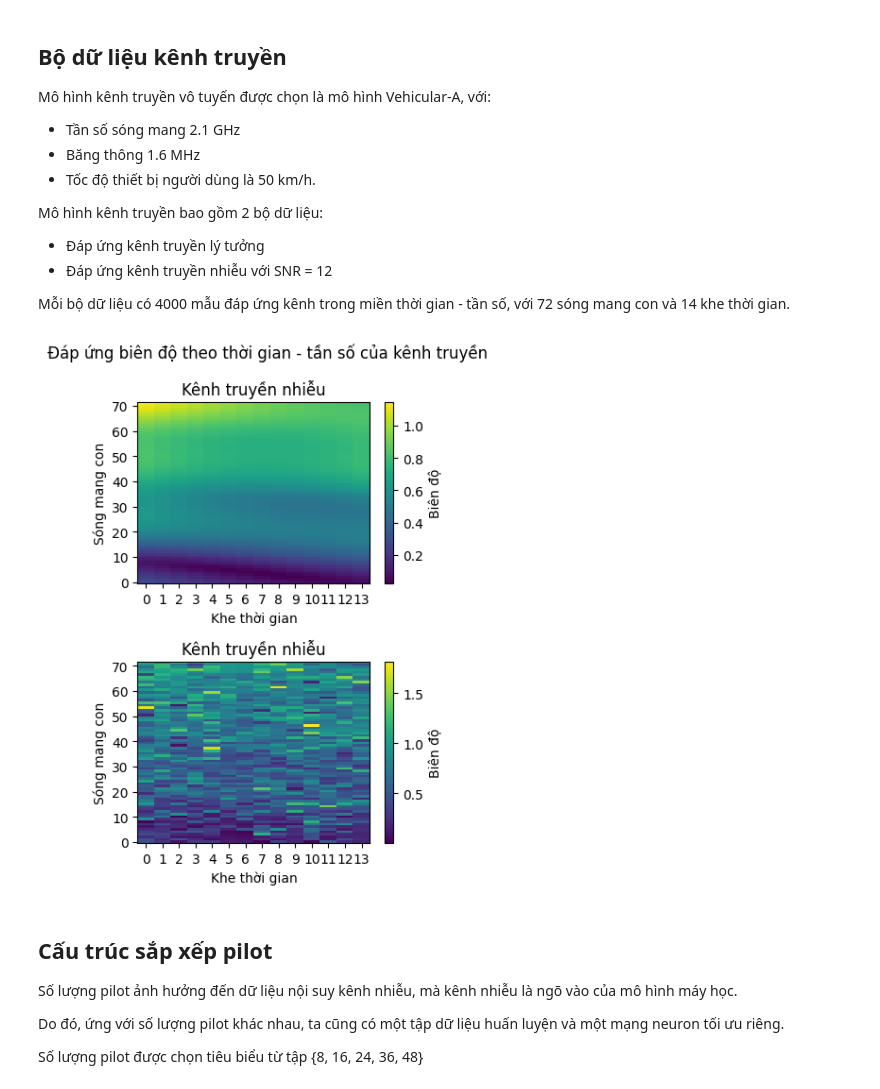
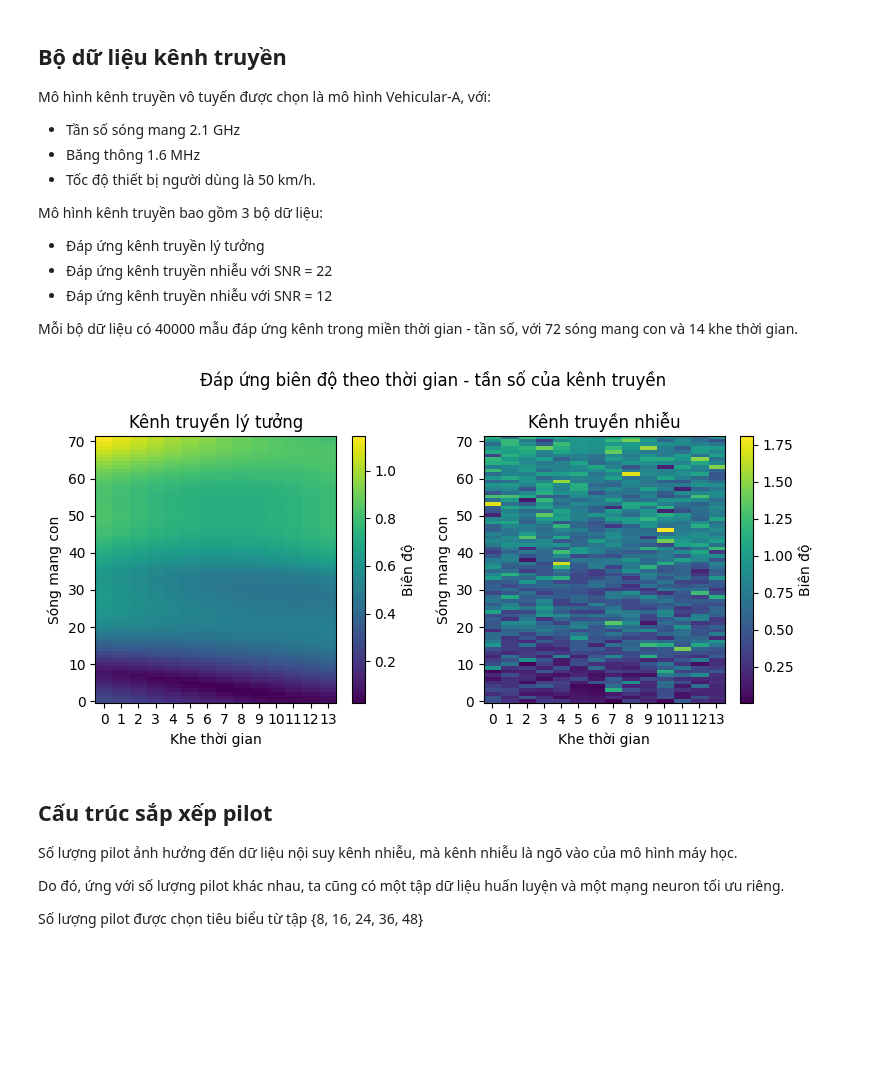
Before and after one commit to pkhanh1103/proj_wc, a Jupyter notebook: main.ipynb, the cells around one changed output. Cells and saved outputs as stored; diff of their text form; code cells hidden in the pictures; blank space fills up the shorter version.

```diff
--- a/main.ipynb
+++ b/main.ipynb
@@ -11,49 +11,53 @@ Mô hình kênh truyền vô tuyến được chọn là mô hình Vehicular-A,
 - Băng thông 1.6 MHz
 - Tốc độ thiết bị người dùng là 50 km/h.
 
-Mô hình kênh truyền bao gồm 2 bộ dữ liệu:
+Mô hình kênh truyền bao gồm 3 bộ dữ liệu:
 - Đáp ứng kênh truyền lý tưởng
+- Đáp ứng kênh truyền nhiễu với SNR = 22
 - Đáp ứng kênh truyền nhiễu với SNR = 12
 
-Mỗi bộ dữ liệu có 4000 mẫu đáp ứng kênh trong miền thời gian - tần số,
+Mỗi bộ dữ liệu có 40000 mẫu đáp ứng kênh trong miền thời gian - tần số,
 với 72 sóng mang con và 14 khe thời gian.
+# %%
+channel_model = "VehA"
+n_subs = 72
+n_slots = 14
+snr = 12
+n_pilots = 48
+n_samples = 10000
 # %%
 # Mô hình kênh truyền lý tưởng
-perfect = loadmat("data/Perfect_H_40000.mat")['My_perfect_H']
+perfect = loadmat("data/Perfect_H_" + str(n_samples) + ".mat")['My_perfect_H']
 # Mô hình kênh truyền nhiễu
-noisy_input = loadmat("data/My_noisy_H_12.mat")["My_noisy_H"]
-
-n_subs = 72
-n_slots = 14
-snr = 12
+noisy_input = loadmat("data/My_noisy_H_12_" + str(n_samples) + ".mat")["My_noisy_H"]
 # %%
-fig, axes = plt.subplots(2, 1)
-fig.set_size_inches(4, 6)
+fig, axes = plt.subplots(1, 2)
+fig.set_size_inches(8, 4)
 fig.suptitle('Đáp ứng biên độ theo thời gian - tần số của kênh truyền')
 
 # Đáp ứng biên độ của kênh truyền lý tưởng
 perfect_response = np.abs(perfect[0].squeeze())
 # Đáp ứng biên độ của kênh truyền nhiễu
 noisy_response = np.abs(noisy_input[0].squeeze())
 
 # Vẽ đáp ứng
 cax = axes[0].imshow(perfect_response, aspect='auto', origin='lower', interpolation='none')
 fig.colorbar(cax, label='Biên độ')
-axes[0].set_title('Kênh truyền nhiễu')
+axes[0].set_title('Kênh truyền lý tưởng')
 cax = axes[1].imshow(noisy_response, aspect='auto', origin='lower', interpolation='none')
 fig.colorbar(cax, label='Biên độ')
 axes[1].set_title('Kênh truyền nhiễu')
 
 for ax in axes:
     ax.set_ylabel('Sóng mang con')
     ax.set_xlabel('Khe thời gian')
     ax.set_xticks(np.arange(0, n_slots, step=1))
     ax.set_yticks(np.arange(0, n_subs, step=10))
 
 plt.tight_layout()
 plt.show()
 # %% [output]
-[figure, old version]
+[figure, new version]
 # %% [markdown]
 ## Cấu trúc sắp xếp pilot
 
```
Also changed, not shown: parts of 20 cells of this notebook, 17 other files.
